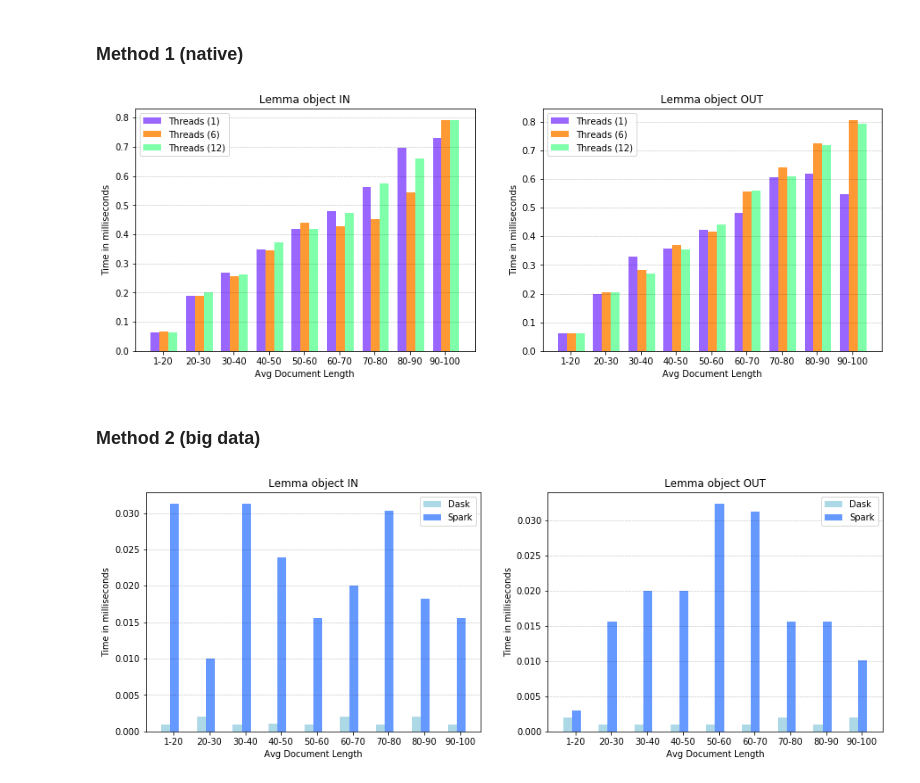
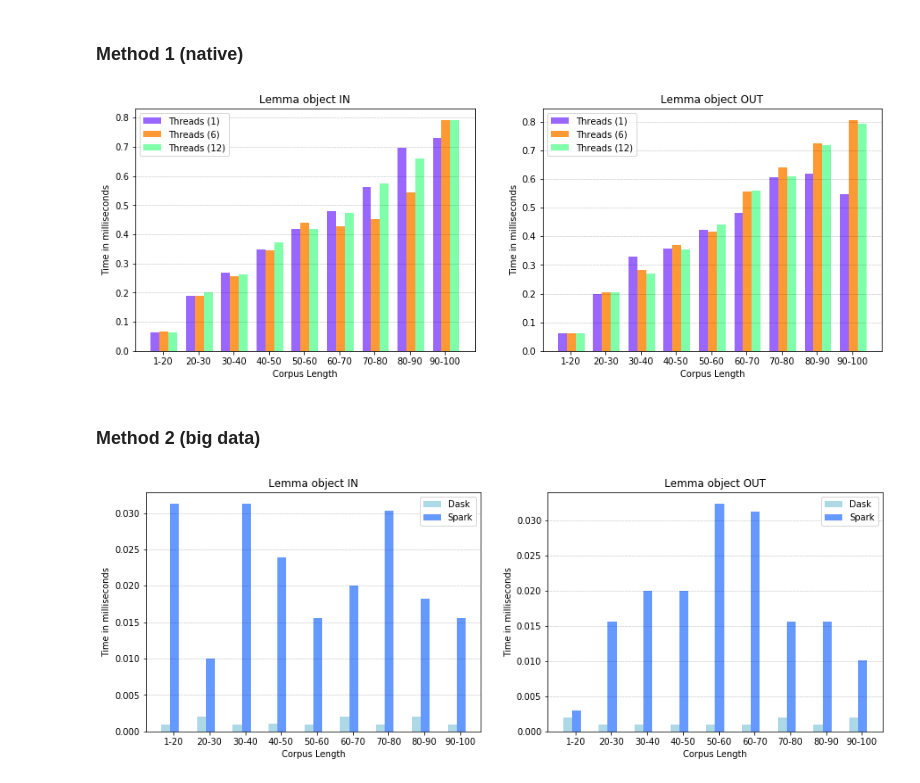
Before and after one commit to riwish/Big_Data_UvA, a Jupyter notebook: CreateLemmatizedCorpus.ipynb, the cells around one changed output. Cells and saved outputs as stored; diff of their text form; code cells hidden in the pictures.

```diff
--- a/CreateLemmatizedCorpus.ipynb
+++ b/CreateLemmatizedCorpus.ipynb
@@ -702,36 +725,36 @@ x_labels = list(data['native_thread_1']['document_length']['global'].keys())
 
 # Set plot parameters
 fig, (ax1, ax2) = plt.subplots(1, 2)
 # fig.suptitle("Measure time execution times for average document length (across 2k document size) - Method 1")
 fig.set_size_inches(15.0, 5.0, forward=True)
 width = 0.25 # width of bar
 
 x = np.arange(length)
 ax1.bar(x, np.asarray(list(data['native_thread_1']['document_length']['global'].values())), width, color='#9966ff', label='Threads (1)')
 ax1.bar(x + width, np.asarray(list(data['native_thread_6']['document_length']['global'].values())), width, color='#ff9933', label='Threads (6)')
 ax1.bar(x + (2 * width), np.asarray(list(data['native_thread_12']['document_length']['global'].values())), width, color='#80ffaa', label='Threads (12)')
 
 ax1.set_ylabel('Time in milliseconds')
 ax1.set_xticks(x + width + width/2 - 0.15)
 ax1.set_xticklabels(x_labels)
-ax1.set_xlabel('Avg Document Length')
+ax1.set_xlabel('Corpus Length')
 ax1.set_title('Lemma object IN')
 ax1.legend()
 ax1.grid(True, 'major', 'y', ls='--', lw=.5, c='k', alpha=.3)
 
 ax2.bar(x, np.asarray(list(data['native_thread_1']['document_length']['no_global'].values())), width, color='#9966ff', label='Threads (1)')
 ax2.bar(x + width, np.asarray(list(data['native_thread_6']['document_length']['no_global'].values())), width, color='#ff9933', label='Threads (6)')
 ax2.bar(x + (2 * width), np.asarray(list(data['native_thread_12']['document_length']['no_global'].values())), width, color='#80ffaa', label='Threads (12)')
 
 ax2.set_ylabel('Time in milliseconds')
 ax2.set_xticks(x + width + width/2 - 0.15)
 ax2.set_xticklabels(x_labels)
-ax2.set_xlabel('Avg Document Length')
+ax2.set_xlabel('Corpus Length')
 ax2.set_title('Lemma object OUT')
 ax2.legend()
 ax2.grid(True, 'major', 'y', ls='--', lw=.5, c='k', alpha=.3)
 # %% [output]
-[figure, old version]
+[figure, new version]
 # %% [markdown]
 ### Method 2 (big data)
 # %%
@@ -751,7 +774,7 @@ ax1.bar(x + width, np.asarray(list(data['spark']['document_length']['global'].va
 ax1.set_ylabel('Time in milliseconds')
 ax1.set_xticks(x + width + width/2 - 0.15)
 ax1.set_xticklabels(x_labels)
-ax1.set_xlabel('Avg Document Length')
+ax1.set_xlabel('Corpus Length')
 ax1.set_title('Lemma object IN')
 ax1.legend()
 ax1.grid(True, 'major', 'y', ls='--', lw=.5, c='k', alpha=.3)
@@ -762,9 +785,9 @@ ax2.bar(x + width, np.asarray(list(data['spark']['document_length']['no_global']
 ax2.set_ylabel('Time in milliseconds')
 ax2.set_xticks(x + width + width/2 - 0.15)
 ax2.set_xticklabels(x_labels)
-ax2.set_xlabel('Avg Document Length')
+ax2.set_xlabel('Corpus Length')
 ax2.set_title('Lemma object OUT')
 ax2.legend()
 ax2.grid(True, 'major', 'y', ls='--', lw=.5, c='k', alpha=.3)
 # %% [output]
-[figure, old version]
+[figure, new version]
```
Also changed, not shown: parts of 3 cells of this notebook, 6 other files.
